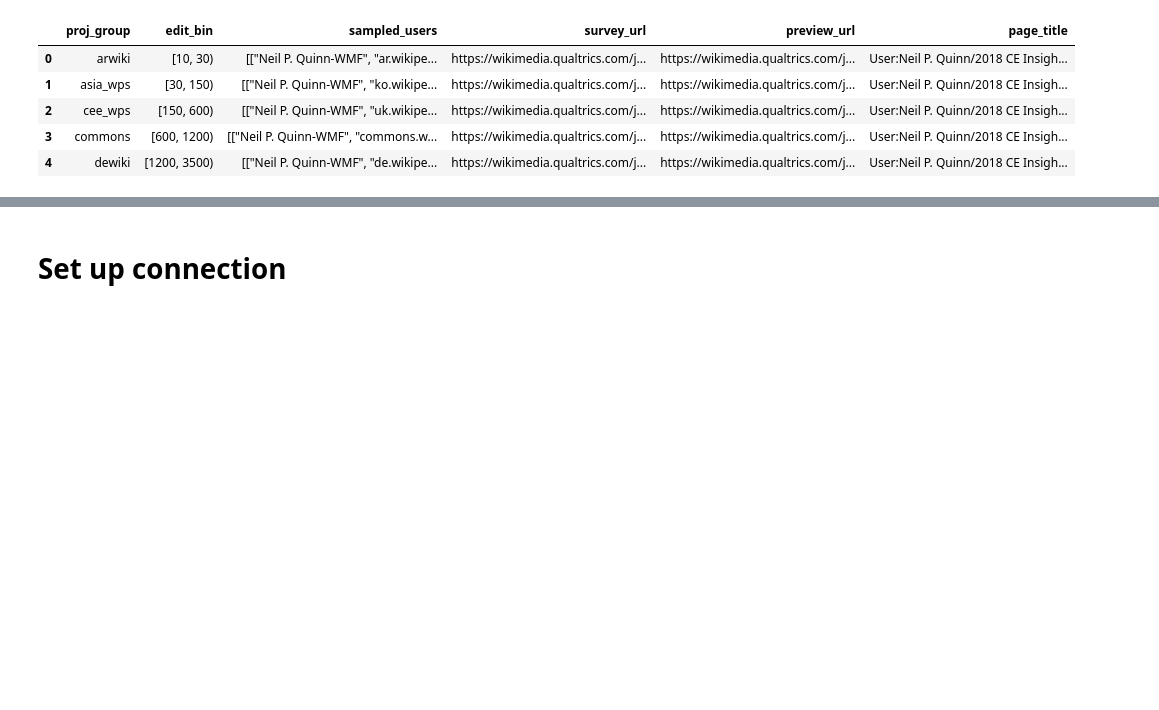
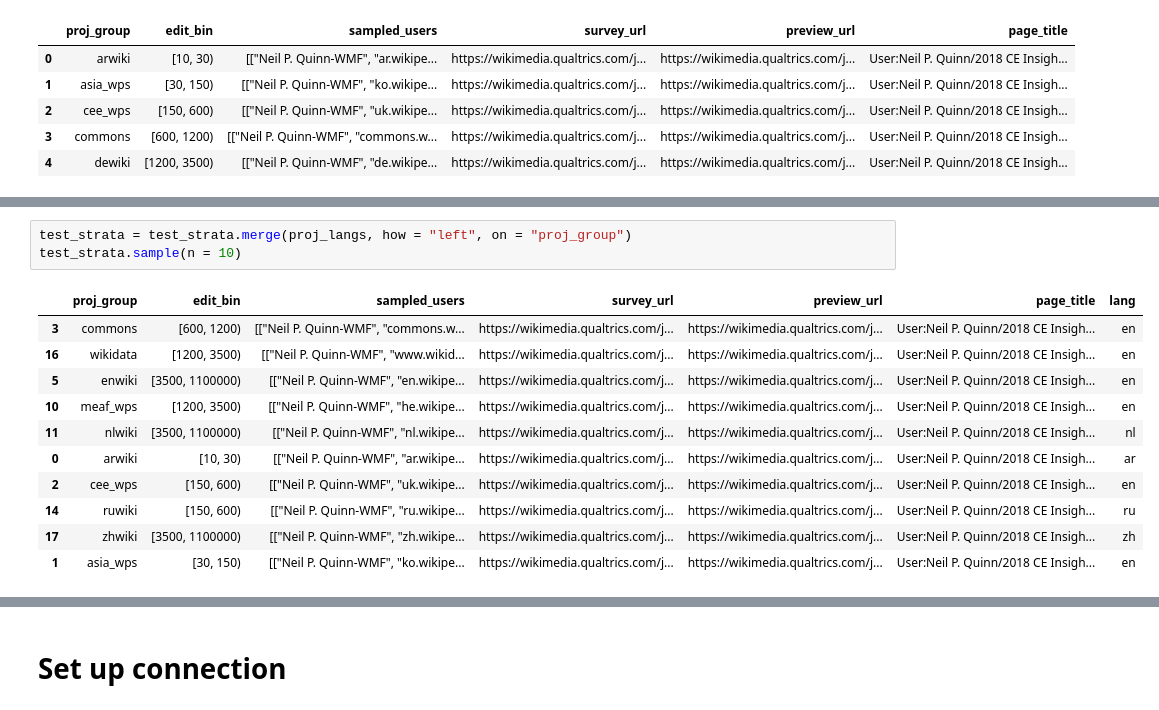
Before and after one commit to wikimedia-research/Community-Insights-sampling, a Jupyter notebook: distribution.ipynb, the cells around one changed output, grey strips where cells are left out. Drawn from its saved outputs; the diff is of its cells as text; blank space fills up the shorter version.

```diff
--- a/distribution.ipynb
+++ b/distribution.ipynb
@@ -60,0 +66,15 @@ test_strata.head()
+# %%
+test_strata = test_strata.merge(proj_langs, how = "left", on = "proj_group")
+test_strata.sample(n = 10)
+# %% [output]
+|  | proj_group | edit_bin | sampled_users | survey_url | preview_url | page_title | lang |
+| 3 | commons | [600, 1200) | [["Neil P. Quinn-WMF", "commons.w... | https://wikimedia.qualtrics.com/j... | https://wikimedia.qualtrics.com/j... | User:Neil P. Quinn/2018 CE Insigh... | en |
+| 16 | wikidata | [1200, 3500) | [["Neil P. Quinn-WMF", "www.wikid... | https://wikimedia.qualtrics.com/j... | https://wikimedia.qualtrics.com/j... | User:Neil P. Quinn/2018 CE Insigh... | en |
+| 5 | enwiki | [3500, 1100000) | [["Neil P. Quinn-WMF", "en.wikipe... | https://wikimedia.qualtrics.com/j... | https://wikimedia.qualtrics.com/j... | User:Neil P. Quinn/2018 CE Insigh... | en |
+| 10 | meaf_wps | [1200, 3500) | [["Neil P. Quinn-WMF", "he.wikipe... | https://wikimedia.qualtrics.com/j... | https://wikimedia.qualtrics.com/j... | User:Neil P. Quinn/2018 CE Insigh... | en |
+| 11 | nlwiki | [3500, 1100000) | [["Neil P. Quinn-WMF", "nl.wikipe... | https://wikimedia.qualtrics.com/j... | https://wikimedia.qualtrics.com/j... | User:Neil P. Quinn/2018 CE Insigh... | nl |
+| 0 | arwiki | [10, 30) | [["Neil P. Quinn-WMF", "ar.wikipe... | https://wikimedia.qualtrics.com/j... | https://wikimedia.qualtrics.com/j... | User:Neil P. Quinn/2018 CE Insigh... | ar |
+| 2 | cee_wps | [150, 600) | [["Neil P. Quinn-WMF", "uk.wikipe... | https://wikimedia.qualtrics.com/j... | https://wikimedia.qualtrics.com/j... | User:Neil P. Quinn/2018 CE Insigh... | en |
+| 14 | ruwiki | [150, 600) | [["Neil P. Quinn-WMF", "ru.wikipe... | https://wikimedia.qualtrics.com/j... | https://wikimedia.qualtrics.com/j... | User:Neil P. Quinn/2018 CE Insigh... | ru |
+| 17 | zhwiki | [3500, 1100000) | [["Neil P. Quinn-WMF", "zh.wikipe... | https://wikimedia.qualtrics.com/j... | https://wikimedia.qualtrics.com/j... | User:Neil P. Quinn/2018 CE Insigh... | zh |
+| 1 | asia_wps | [30, 150) | [["Neil P. Quinn-WMF", "ko.wikipe... | https://wikimedia.qualtrics.com/j... | https://wikimedia.qualtrics.com/j... | User:Neil P. Quinn/2018 CE Insigh... | en |
```
Also changed, not shown: parts of 25 cells of this notebook, 1 other file.
